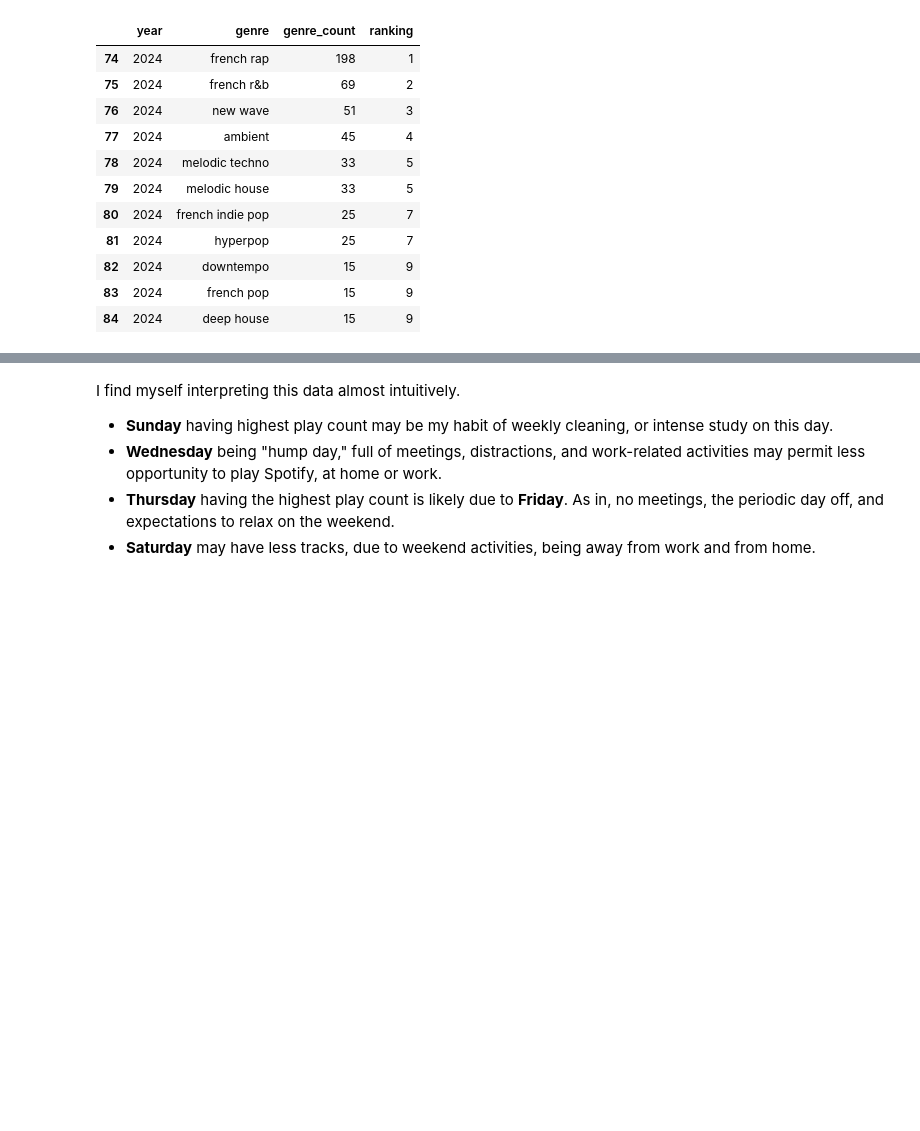
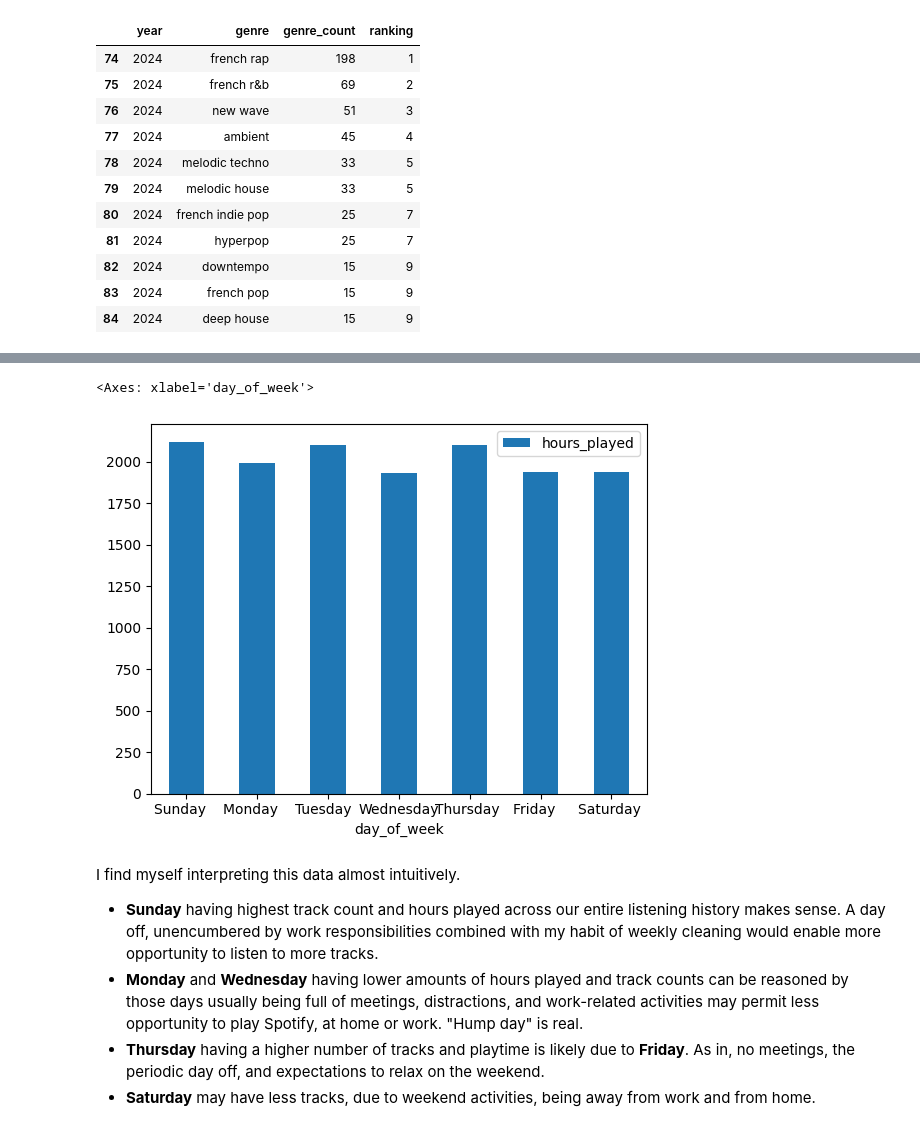
Before and after one commit to terryjbates/Spotify_Streaming_Data_Analysis, a Jupyter notebook: notebooks/Spotify_Streaming_Analysis.ipynb, the cells around one changed output, grey strips where cells are left out. Cells and saved outputs as stored; diff of their text form; code cells hidden in the pictures; blank space fills up the shorter version.

```diff
--- a/notebooks/Spotify_Streaming_Analysis.ipynb
+++ b/notebooks/Spotify_Streaming_Analysis.ipynb
@@ -2835,6 +2839,11 @@ weekdays_of_listening_df.plot.bar(x='day_of_week', y='count', rot=0)
+# %%
+weekdays_of_listening_df.plot.bar(x='day_of_week', y='hours_played', rot=0)
+# %% [output]
+<Axes: xlabel='day_of_week'>
+[figure, added]
 # %% [markdown]
 I find myself interpreting this data almost intuitively.
-* **Sunday** having highest play count may be my habit of weekly cleaning, or intense study on this day.
-* **Wednesday** being "hump day," full of meetings, distractions, and work-related activities may permit less opportunity to play Spotify, at home or work.
-* **Thursday** having the highest play count is likely due to **Friday**. As in, no meetings, the periodic day off, and expectations to relax on the weekend.
+* **Sunday** having highest track count and hours played across our entire listening history makes sense. A day off, unencumbered by work responsibilities combined with my habit of weekly cleaning would enable more opportunity to listen to more tracks.
+* **Monday** and **Wednesday** having lower amounts of hours played and track counts can be reasoned by those days usually being full of meetings, distractions, and work-related activities may permit less opportunity to play Spotify, at home or work. "Hump day" is real.
+* **Thursday** having a higher number of tracks and playtime  is likely due to **Friday**. As in, no meetings, the periodic day off, and expectations to relax on the weekend.
 * **Saturday** may have less tracks, due to weekend activities, being away from work and from home.
```
Also changed, not shown: parts of 5 cells of this notebook, 2 other files.
